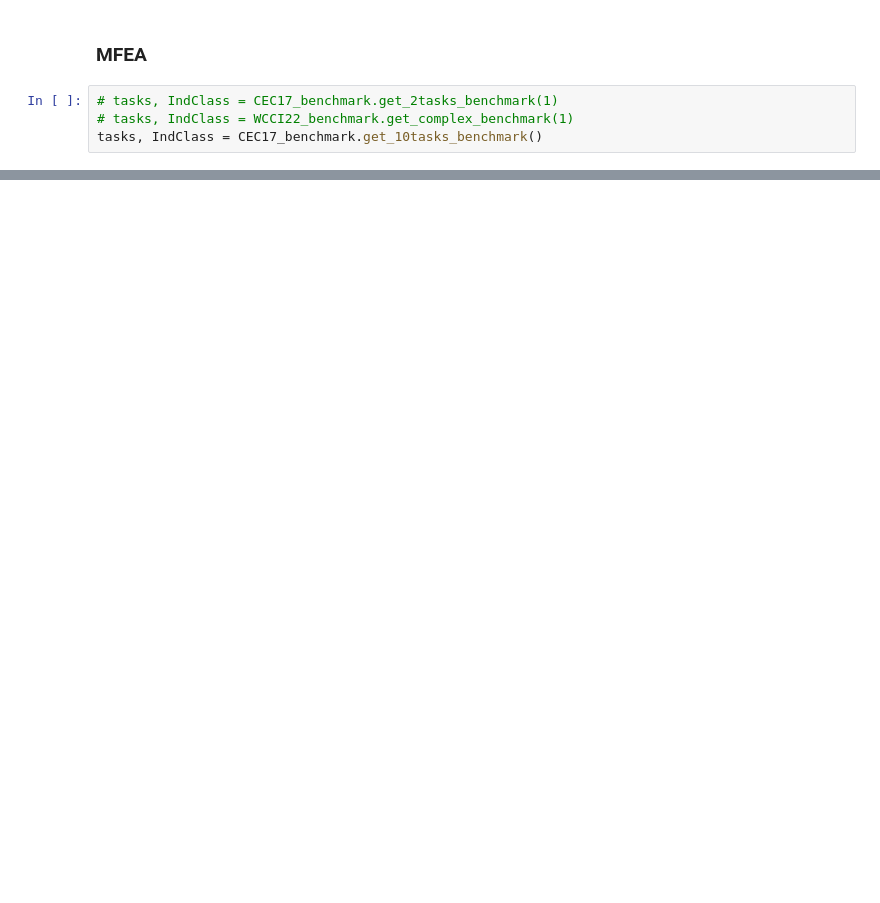
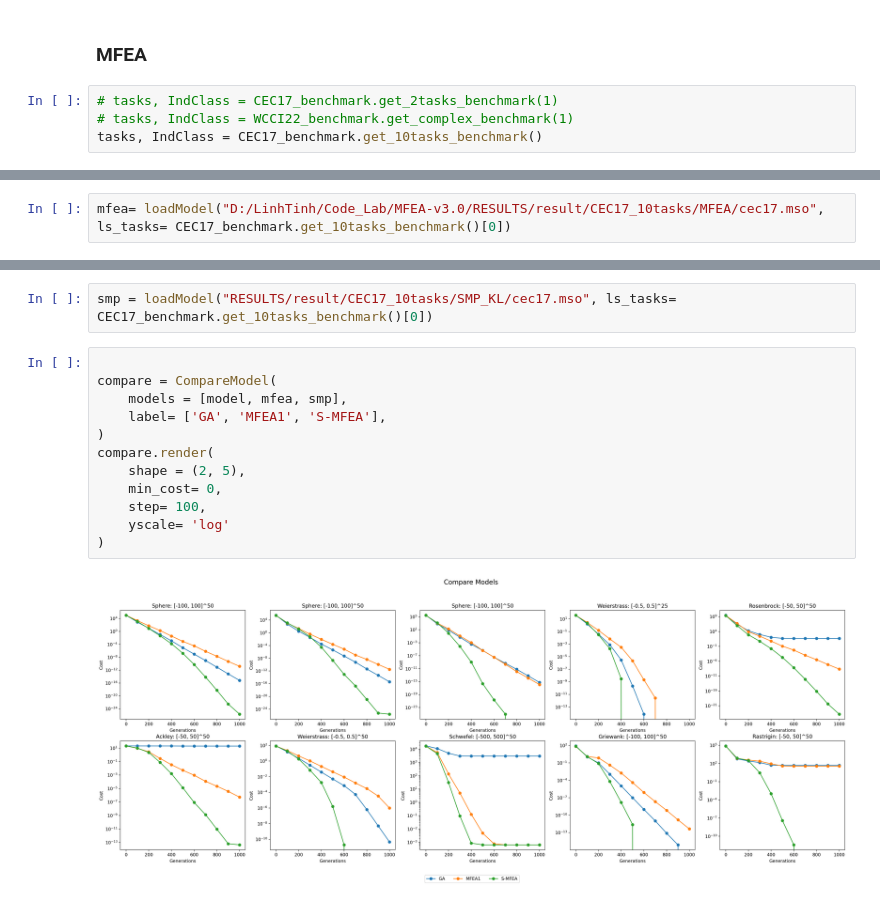
Before and after one commit to KM-MSO/MFEA-v3.0, a Jupyter notebook: demo_MFEA_GA.ipynb, the cells around one changed output, grey strips where cells are left out. Cells and saved outputs as stored; diff of their text form; blank space fills up the shorter version.

```diff
--- a/demo_MFEA_GA.ipynb
+++ b/demo_MFEA_GA.ipynb
@@ -85,0 +105,2 @@ END!
+# %%
+mfea= loadModel("D:/LinhTinh/Code_Lab/MFEA-v3.0/RESULTS/result/CEC17_10tasks/MFEA/cec17.mso", ls_tasks= CEC17_benchmark.get_10tasks_benchmark()[0])
@@ -85,0 +141,16 @@ END!
+# %%
+smp = loadModel("RESULTS/result/CEC17_10tasks/SMP_KL/cec17.mso", ls_tasks= CEC17_benchmark.get_10tasks_benchmark()[0])
+# %%
+
+compare = CompareModel(
+    models = [model, mfea, smp],
+    label= ['GA', 'MFEA1', 'S-MFEA'],
+)
+compare.render(
+    shape = (2, 5),
+    min_cost= 0,
+    step= 100,
+    yscale= 'log'
+)
+# %% [output]
+[figure, added]
```
Also changed, not shown: parts of 7 cells of this notebook, 1 other file.
